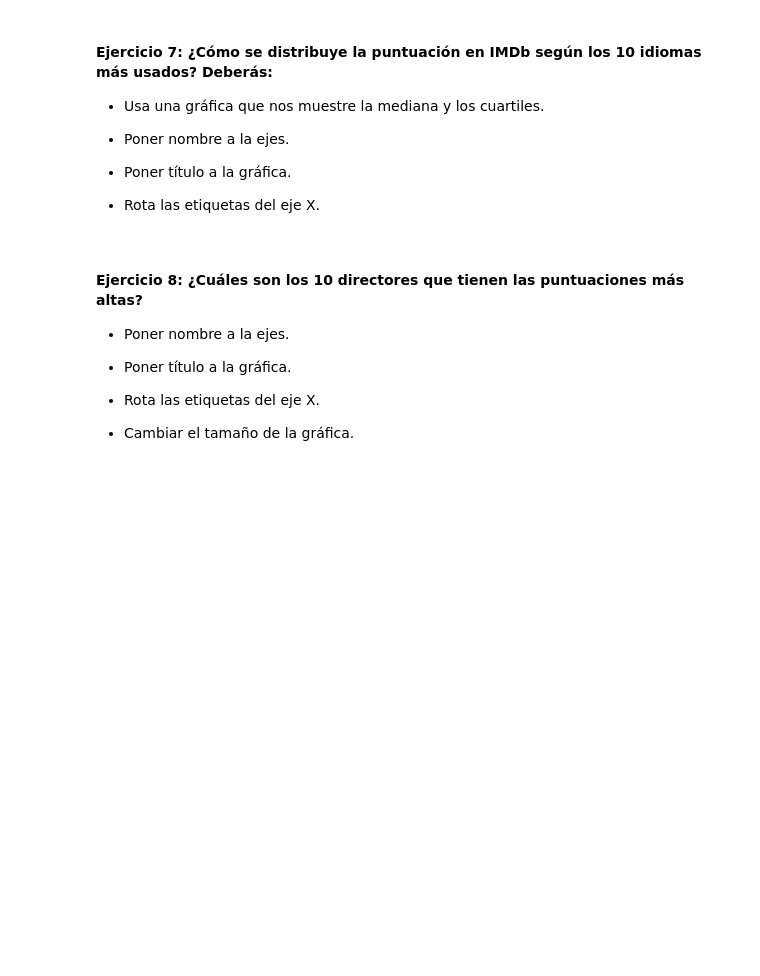
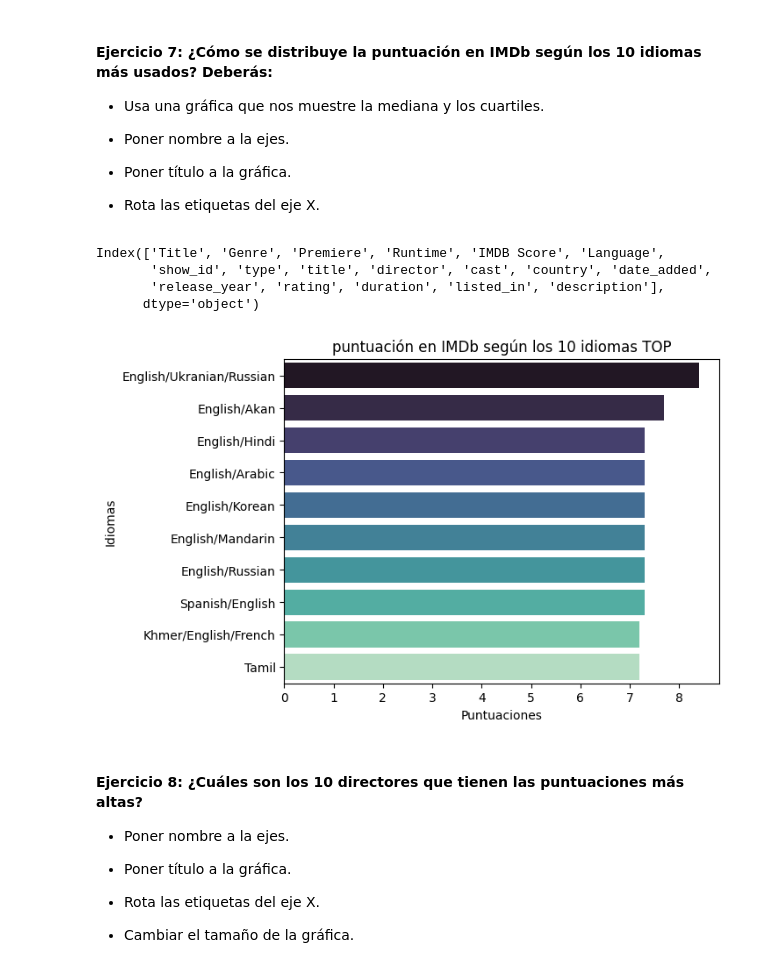
Before and after one commit to santiagorodriguez-dev/laboratorio-modulo2-leccion04-visualizacion, a Jupyter notebook: laboratorio-modulo2-leccion04-visualizacion.ipynb, the cells around one changed output. Saved outputs shown, nothing was run; the diff lists cells and outputs as text; code cells hidden in the pictures; blank space fills up the shorter version.

```diff
--- a/laboratorio-modulo2-leccion04-visualizacion.ipynb
+++ b/laboratorio-modulo2-leccion04-visualizacion.ipynb
@@ -210,6 +210,34 @@ len(df["duration"].unique())
 - Poner título a la gráfica.
 
 - Rota las etiquetas del eje X.
+# %%
+df.columns
+# %% [output]
+Index(['Title', 'Genre', 'Premiere', 'Runtime', 'IMDB Score', 'Language',
+       'show_id', 'type', 'title', 'director', 'cast', 'country', 'date_added',
+       'release_year', 'rating', 'duration', 'listed_in', 'description'],
+      dtype='object')
+# %%
+df_idiomas = df.groupby("Language")["IMDB Score"].mean().reset_index()
+df_result_7 = df_idiomas.nlargest(10, 'IMDB Score', keep='first').reset_index()
+
+df_result_7.head(10)
+
+sns.barplot(y="Language",
+            hue="Language",
+            x="IMDB Score",
+            data=df_result_7,
+            palette="mako",
+        )
+
+plt.title("puntuación en IMDb según los 10 idiomas TOP")
+plt.xlabel("Puntuaciones")
+plt.ylabel("Idiomas")
+plt.xticks(rotation=0)
+plt.yticks()
+plt.show()
+# %% [output]
+[figure, added]
 # %% [markdown]
 #### Ejercicio 8: ¿Cuáles son los 10 directores que tienen las puntuaciones más altas?
 
```
